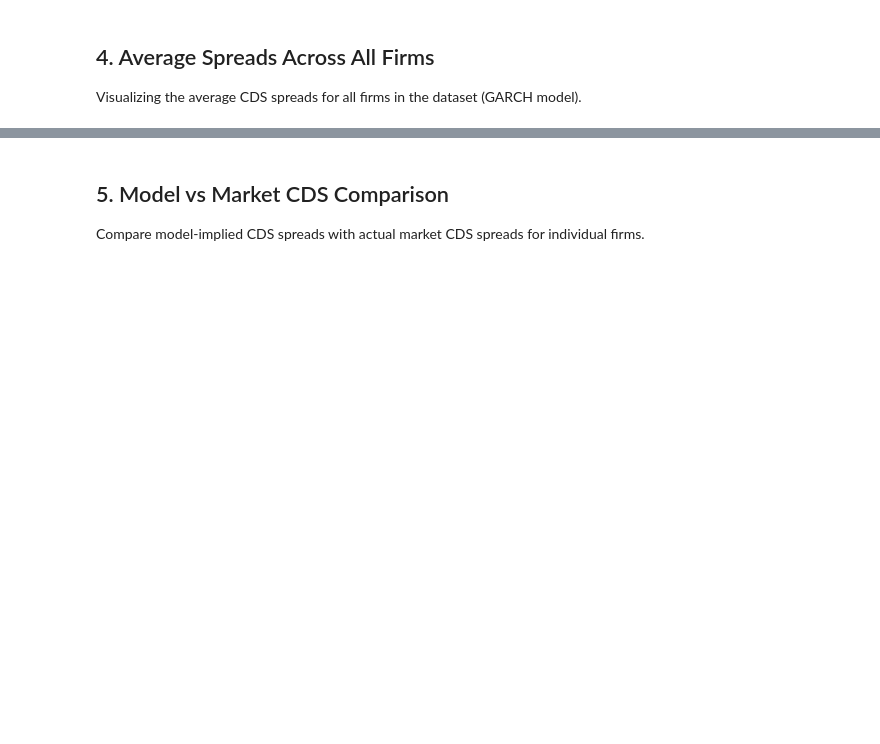
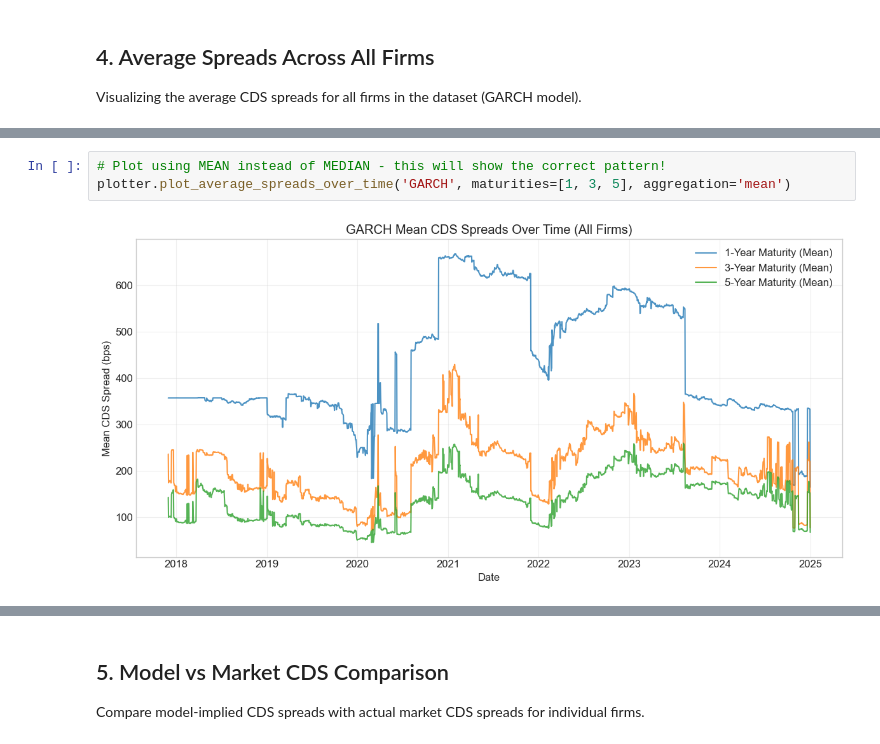
Before and after one commit to ChaseW3/Seminar-QF, a Jupyter notebook: Seminar QF/notebooks/visualize_results.ipynb, the cells around one changed output, grey strips where cells are left out. Drawn from its saved outputs; the diff is of its cells as text; blank space fills up the shorter version.

```diff
--- a/Seminar QF/notebooks/visualize_results.ipynb
+++ b/Seminar QF/notebooks/visualize_results.ipynb
@@ -242,0 +619,5 @@ plotter.plot_average_spreads_over_time('Merton', maturities=[1, 3, 5])
+# %%
+# Plot using MEAN instead of MEDIAN - this will show the correct pattern!
+plotter.plot_average_spreads_over_time('GARCH', maturities=[1, 3, 5], aggregation='mean')
+# %% [output]
+[figure, added]
```
Also changed, not shown: parts of 16 cells of this notebook, 1 other file.
